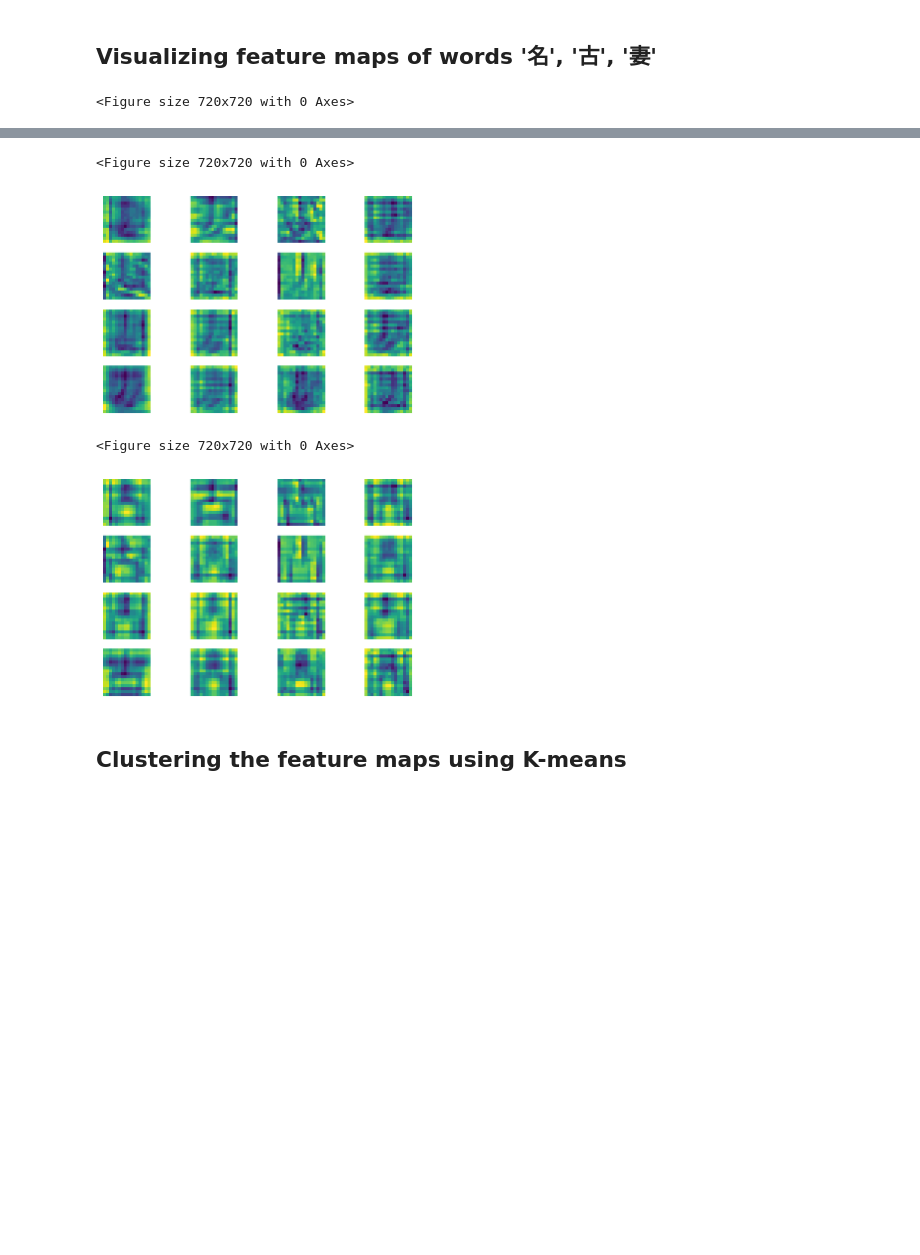
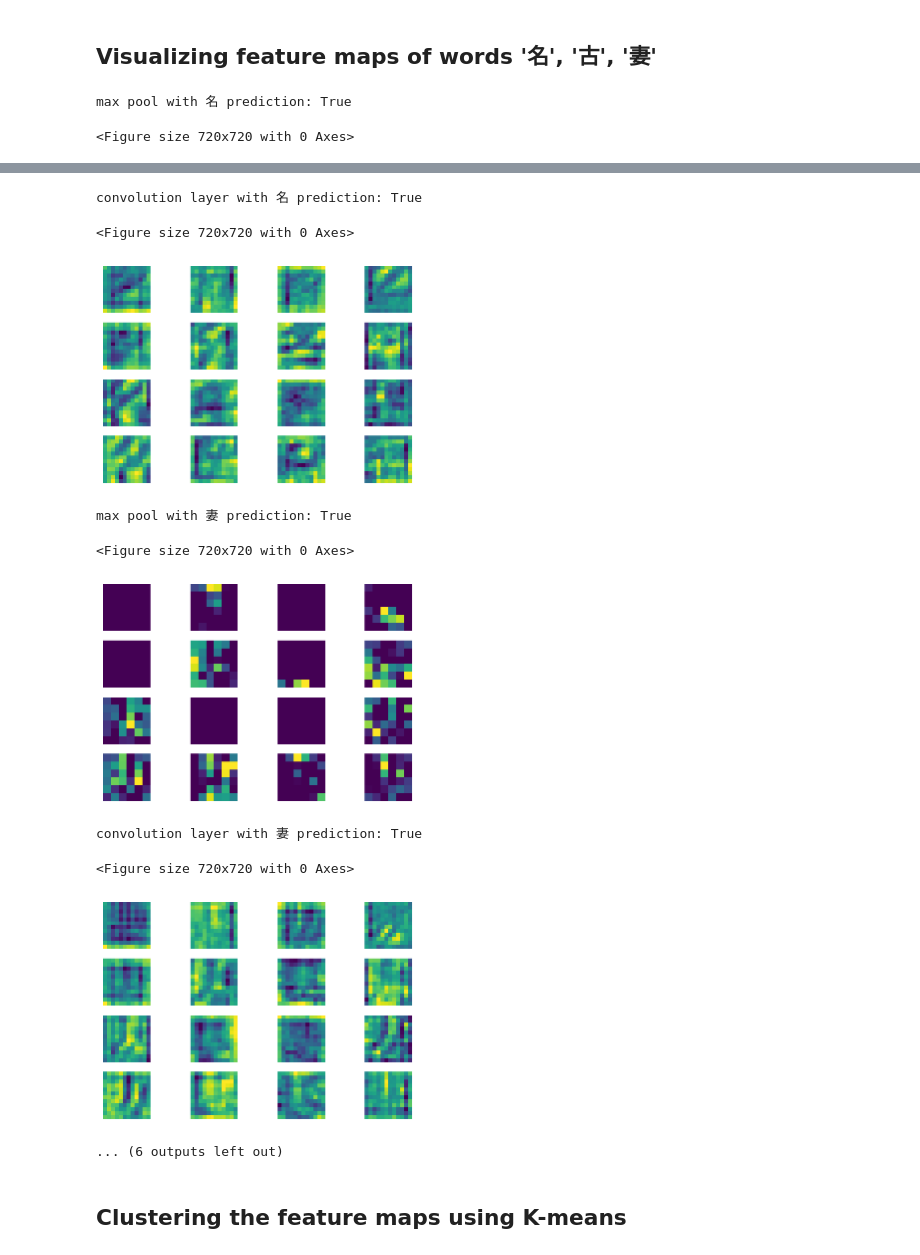
Before and after one commit to jiayiwus1x/exploring-the-structure-of-chinese-language, a Jupyter notebook: cluster-feature.ipynb, the cells around one changed output, grey strips where cells are left out. Cells and saved outputs as stored; diff of their text form; code cells hidden in the pictures; blank space fills up the shorter version.

```diff
--- a/cluster-feature.ipynb
+++ b/cluster-feature.ipynb
@@ -32,8 +37,9 @@ for j in os.listdir(data_dir):
 # %% [markdown]
 Print labels in the dataset
 # %%
-labels = np.load("./labels.npy") # printing labels
+labels = np.load(data_saving_path + "/labels.npy") # printing labels
 print("Chinese charactors learned by CNN:", )
 print(labels)
+print(len(names))
 # %% [output]
 Chinese charactors learned by CNN:
@@ -86,7 +81,10 @@ class ConvNet(nn.Module):
 
         return out, conv_x, max_pool_x
 # %%
-model = torch.load("./conv_network_model") # load model
+size_IMG = 24
+depth_1 = 16
+depth_2 = 16
+model = torch.load(data_saving_path + "/conv_network_model") # load model
 model.eval()
 # %% [output]
 ConvNet(
@@ -107,7 +105,6 @@ ConvNet(
 # %% [markdown]
 Resizing input images and converting them to a Tensor object
 # %%
-size_IMG = 32
 train_transforms = transforms.Compose([transforms.Resize(size_IMG),
                                        transforms.ToTensor(),
                                        ])
@@ -120,16 +117,16 @@ def plot_feature_map(visu_conv):
 
     for i in range(4):
         for j in range(4):
-            axarr[i,j].imshow(visu_conv[0][i*8+j].cpu().detach().numpy())
+            axarr[i,j].imshow(visu_conv[0][i*4+j].cpu().detach().numpy())
             axarr[i,j].axis('off')
 
-    plt.show()
+#     plt.show()
 # %%
 tot_conv = []
 tot_vect_conv = []
 L = []
 for j in os.listdir(data_dir):
-    file = glob.glob(data_dir+j+"/*.png")[0]
+    file = glob.glob(data_dir+"/"+ j+"/*.png")[0]
 
     im = Image.open(file)
 
@@ -137,15 +134,23 @@ for j in os.listdir(data_dir):
 
     outputs, visu_conv, visu_max_pool = model(tensorimage.view(1,1,size_IMG,size_IMG).cuda())
 
-    vect_conv = visu_conv[0].view(-1).cpu().detach().numpy()
+    vect_conv = visu_max_pool[0].view(-1).cpu().detach().numpy()
     tot_vect_conv.append(vect_conv)
 
-    tot_conv.append(visu_conv[0].cpu().detach().numpy())
+    tot_conv.append(visu_max_pool[0].cpu().detach().numpy())
 
     _, predicted = torch.max(outputs.data, 1)
 #   print(j, labels[predicted]==j)
     L.append(j)
     if j in ['名', '古', '妻']:
+        print("max pool with %s"%j, "prediction:", labels[predicted]==j)
+        plot_feature_map(visu_max_pool)
+
+        plt.show()
+        print("convolution layer with %s"%j, "prediction:", labels[predicted]==j)
         plot_feature_map(visu_conv)
+
+        plt.show()
 # %% [output]
-<Figure size 720x720 with 0 Axes>
+max pool with 名 prediction: True
+<Figure size 720x720 with 0 Axes>
@@ -153,7 +158,13 @@ for j in os.listdir(data_dir):
-<Figure size 720x720 with 0 Axes>
+convolution layer with 名 prediction: True
+<Figure size 720x720 with 0 Axes>
-[figure, old version]
+[figure, new version]
-<Figure size 720x720 with 0 Axes>
+max pool with 妻 prediction: True
+<Figure size 720x720 with 0 Axes>
-[figure, old version]
+[figure, new version]
+convolution layer with 妻 prediction: True
+<Figure size 720x720 with 0 Axes>
+[figure, added]
+... (6 outputs left out)
 # %% [markdown]
 ## Clustering the feature maps using K-means
 # %%
```
Also changed, not shown: parts of 26 cells of this notebook, 2 other files.
